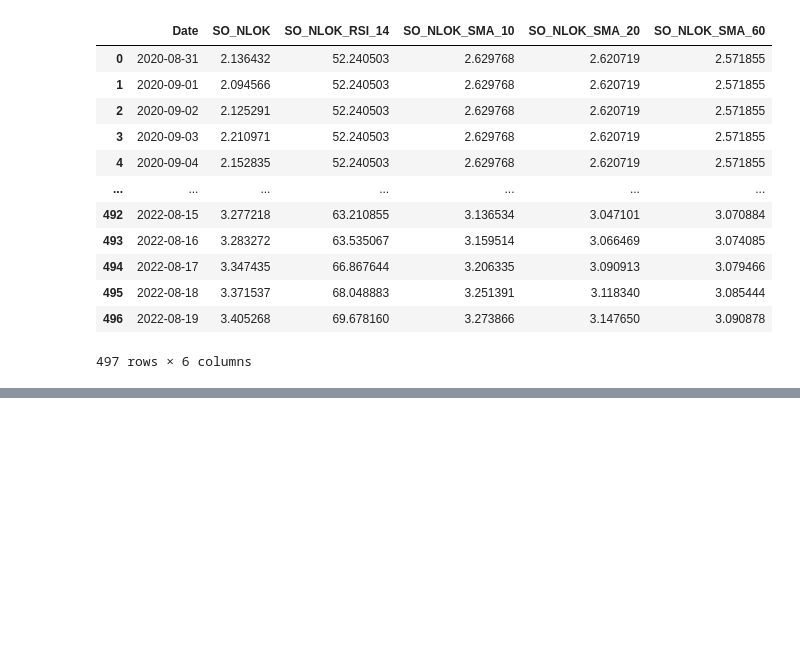
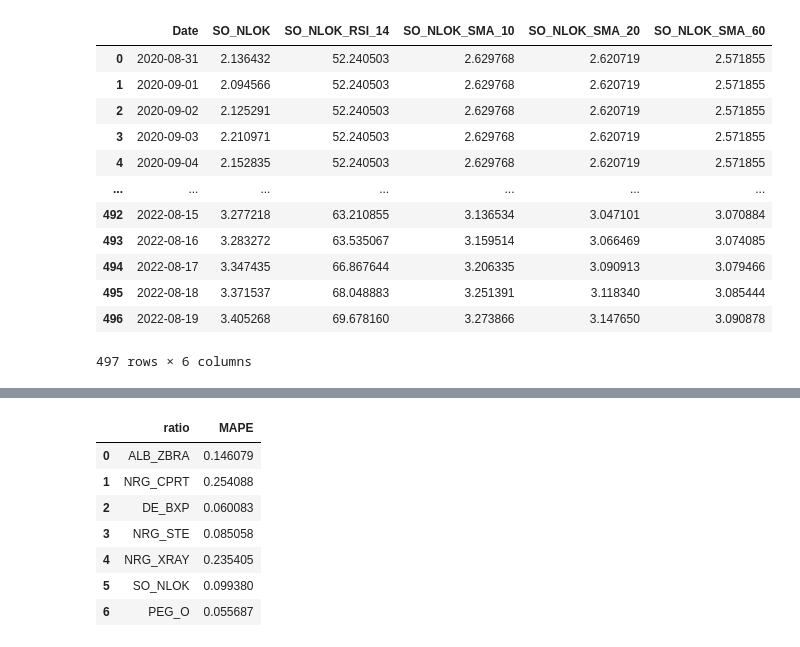
Before and after one commit to greengamma/long-short-trade-ideas-generator, a Jupyter notebook: notebooks/XGBoost_model.ipynb, the cells around one changed output, grey strips where cells are left out. Saved outputs shown, nothing was run; the diff lists cells and outputs as text; code cells hidden in the pictures; blank space fills up the shorter version.

```diff
--- a/notebooks/XGBoost_model.ipynb
+++ b/notebooks/XGBoost_model.ipynb
@@ -454,0 +492,13 @@ atr_df
+# %%
+arima_mape = pd.read_csv('../../long_short_local/raw_data/lstm_mape.csv', index_col=0)
+# %%
+arima_mape
+# %% [output]
+|  | ratio | MAPE |
+| 0 | ALB_ZBRA | 0.146079 |
+| 1 | NRG_CPRT | 0.254088 |
+| 2 | DE_BXP | 0.060083 |
+| 3 | NRG_STE | 0.085058 |
+| 4 | NRG_XRAY | 0.235405 |
+| 5 | SO_NLOK | 0.099380 |
+| 6 | PEG_O | 0.055687 |
```
Also changed, not shown: parts of 27 cells of this notebook.
